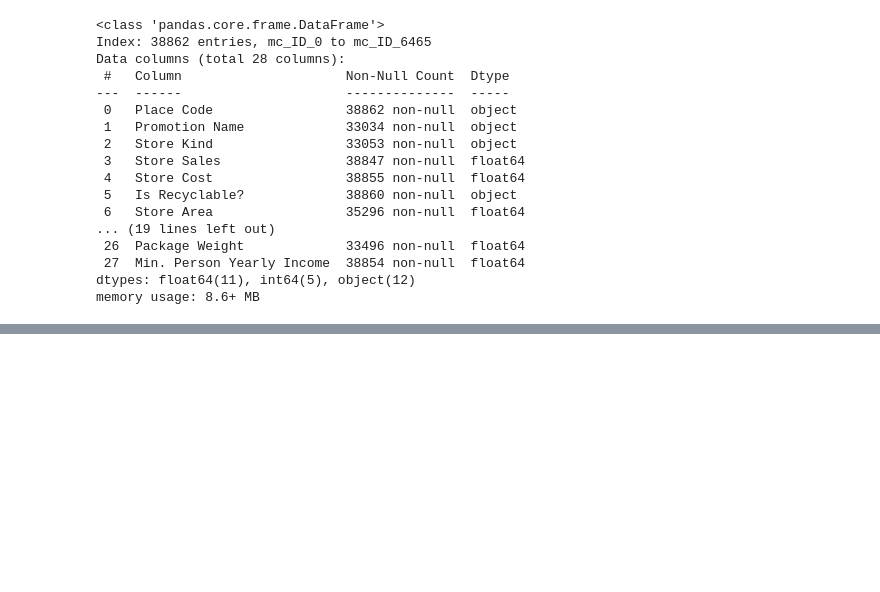
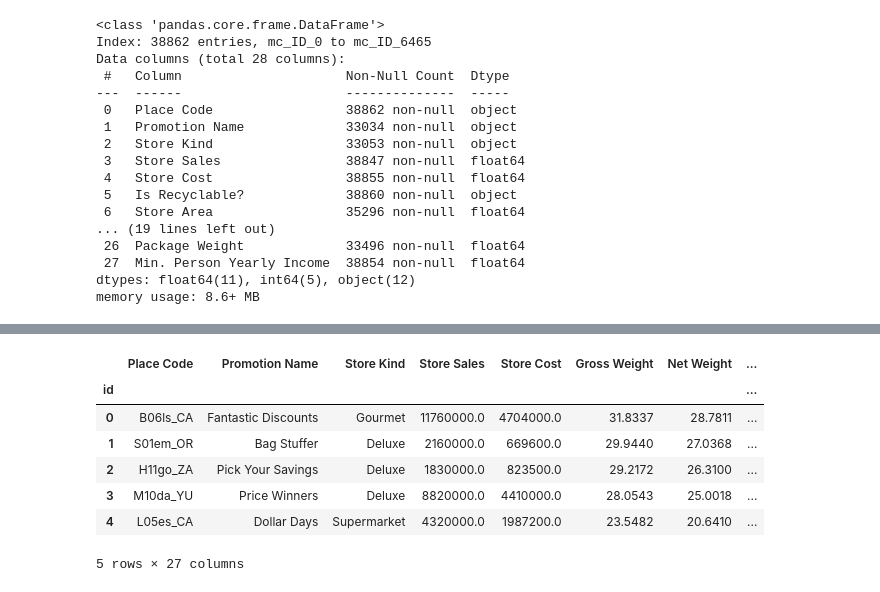
Before and after one commit to kershrita/Predicting-Market-Costs, a Jupyter notebook: data pre-processing.ipynb, the cells around one changed output, grey strips where cells are left out. Cells and saved outputs as stored; diff of their text form; code cells hidden in the pictures; blank space fills up the shorter version.

```diff
--- a/data pre-processing.ipynb
+++ b/data pre-processing.ipynb
@@ -65,5 +60,5 @@ def set_index(df):
 # %%
-df1 = set_index(df1)
+df1 = pre.set_index(df1)
 df1.head(2)
 # %% [output]
 |  | Person Description | Place Code | Customer Order | Additional Features in market | Promotion Name | Store Kind | ... |
@@ -417,13 +269,13 @@ Data columns (total 18 columns):
 dtypes: float64(6), object(12)
 memory usage: 1.8+ MB
 # %%
-df2 = set_index(df2)
-df2 = split_person_description(df2)
-df2 = split_customer_order(df2)
-df2 = encode_market_features(df2)
-df2 = transform_cost_sales(df2)
-df2 = transform_income(df2)
-df2 = calculate_package_weight(df2)
+df2 = pre.set_index(df2)
+df2 = pre.split_person_description(df2)
+df2 = pre.split_customer_order(df2)
+df2 = pre.encode_market_features(df2)
+df2 = pre.transform_cost_sales(df2)
+df2 = pre.transform_income(df2)
+df2 = pre.calculate_package_weight(df2)
 #df2 = transform_columns_type(df2)
 df2["Frozen Area"] = df2["Frozen Area"][(df2["Frozen Area"] != '""')].str.rstrip('.').astype(float)
 df2 = df2.drop(columns="")
@@ -477,13 +329,13 @@ Data columns (total 19 columns):
 dtypes: float64(7), object(12)
 memory usage: 959.9+ KB
 # %%
-df3 = set_index(df3)
-df3 = split_person_description(df3)
-df3 = split_customer_order(df3)
-df3 = encode_market_features(df3)
-df3 = transform_cost_sales(df3)
-df3 = transform_income(df3)
-df3 = calculate_package_weight(df3)
+df3 = pre.set_index(df3)
+df3 = pre.split_person_description(df3)
+df3 = pre.split_customer_order(df3)
+df3 = pre.encode_market_features(df3)
+df3 = pre.transform_cost_sales(df3)
+df3 = pre.transform_income(df3)
+df3 = pre.calculate_package_weight(df3)
 #df3 = transform_columns_type(df3)
 df3 = df3.drop(columns=["", "Weights Data"])
 df3.head()
@@ -599,0 +429,3 @@ all_df.to_csv("data/cleaned_data.csv")
+# %%
+test = pd.read_csv("data/test.csv")
+test.head()
@@ -599,0 +459,20 @@ all_df.to_csv("data/cleaned_data.csv")
+# %%
+test = pre.set_index(test)
+test = pre.split_person_description(test)
+test = pre.split_customer_order(test)
+test = pre.encode_market_features(test)
+test = pre.transform_cost_sales(test)
+test = pre.transform_income(test)
+#test = pre.transform_columns_type(test)
+test = test.drop(columns="")
+test = pre.fill_nulls(test)
+test.head()
+# %% [output]
+|  | Place Code | Promotion Name | Store Kind | Store Sales | Store Cost | Gross Weight | Net Weight | ... |
+| id |  |  |  |  |  |  |  | ... |
+| 0 | B06ls_CA | Fantastic Discounts | Gourmet | 11760000.0 | 4704000.0 | 31.8337 | 28.7811 | ... |
+| 1 | S01em_OR | Bag Stuffer | Deluxe | 2160000.0 | 669600.0 | 29.9440 | 27.0368 | ... |
+| 2 | H11go_ZA | Pick Your Savings | Deluxe | 1830000.0 | 823500.0 | 29.2172 | 26.3100 | ... |
+| 3 | M10da_YU | Price Winners | Deluxe | 8820000.0 | 4410000.0 | 28.0543 | 25.0018 | ... |
+| 4 | L05es_CA | Dollar Days | Supermarket | 4320000.0 | 1987200.0 | 23.5482 | 20.6410 | ... |
+5 rows × 27 columns
```
Also changed, not shown: parts of 37 cells of this notebook, 3 other files.
